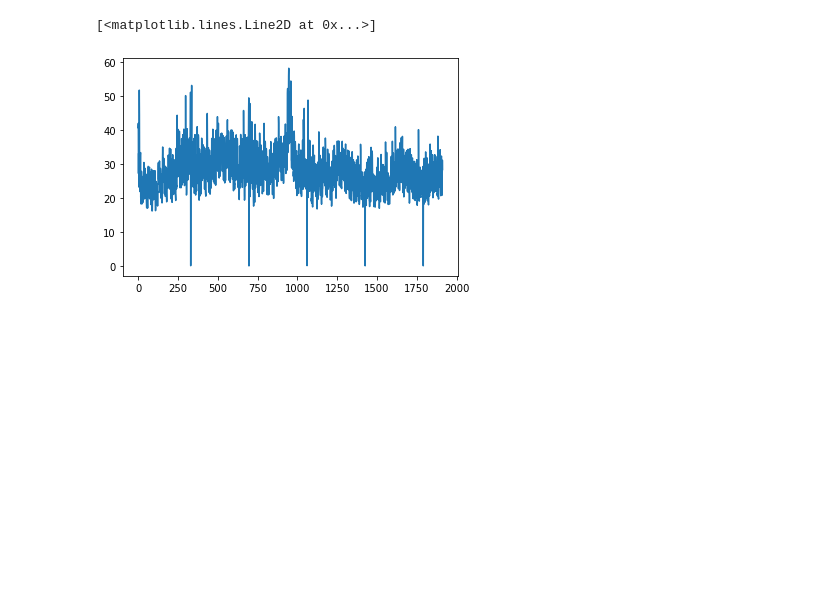
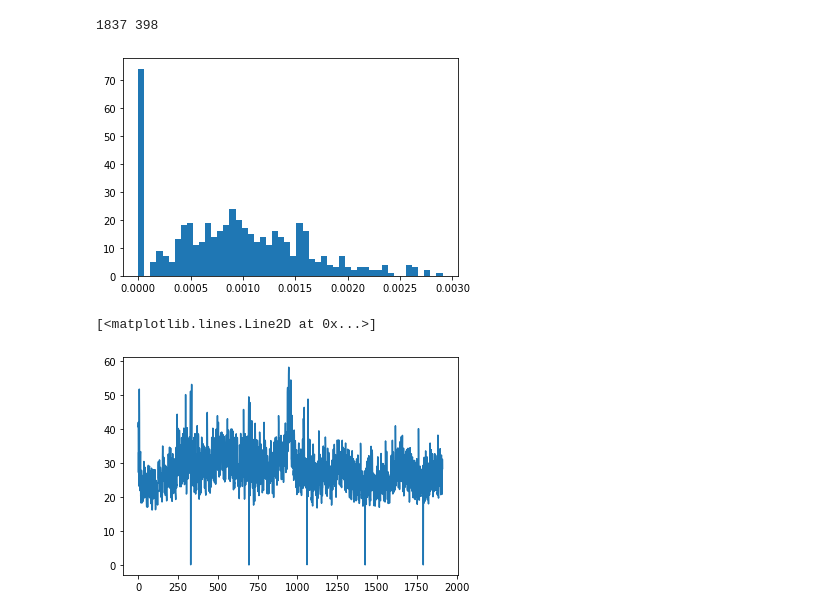
Before and after one commit to googleinterns/hierarchicalforecasting, a Jupyter notebook: notebooks/m5_visualize.ipynb, the cells around one changed output. Saved outputs shown, nothing was run; the diff lists cells and outputs as text; code cells hidden in the pictures; blank space fills up the shorter version.

```diff
--- a/notebooks/m5_visualize.ipynb
+++ b/notebooks/m5_visualize.ipynb
@@ -32,6 +32,29 @@ with open(pkl_path, 'rb') as fin:
 # feats = feats[:, :-30]
 
 # print(feats.shape, ts_data.shape)
+# %%
+level = 1
+idx = np.random.choice(tree.levels[level])
+node_str = tree.id_node[idx]
+children = tree.children[node_str]
+children = [tree.node_id[c] for c in children]
+print(idx, len(children))
+fracs = ts_data[:, children] / ts_data[:, idx].reshape((-1, 1))
+
+# mean_vals = np.nanmean(np.abs(fracs), axis=0, keepdims=True)
+# fracs = fracs / mean_vals
+
+plot_ids = range(fracs.shape[1])
+if fracs.shape[1] > 1:
+    plot_ids = np.random.choice(plot_ids, size=1, replace=False)
+
+for i in plot_ids:
+    plt.hist(fracs[-500:, i], bins=50)
+
+# plt.ylim([0, 2])
+# %% [output]
+1837 398
+[figure, added]
 # %%
 leaf_mat = tree.leaf_matrix.T
 num_leaf = np.sum(leaf_mat, axis=0, keepdims=True)
```
Also changed, not shown: parts of 1 cell of this notebook, 8 other files.
